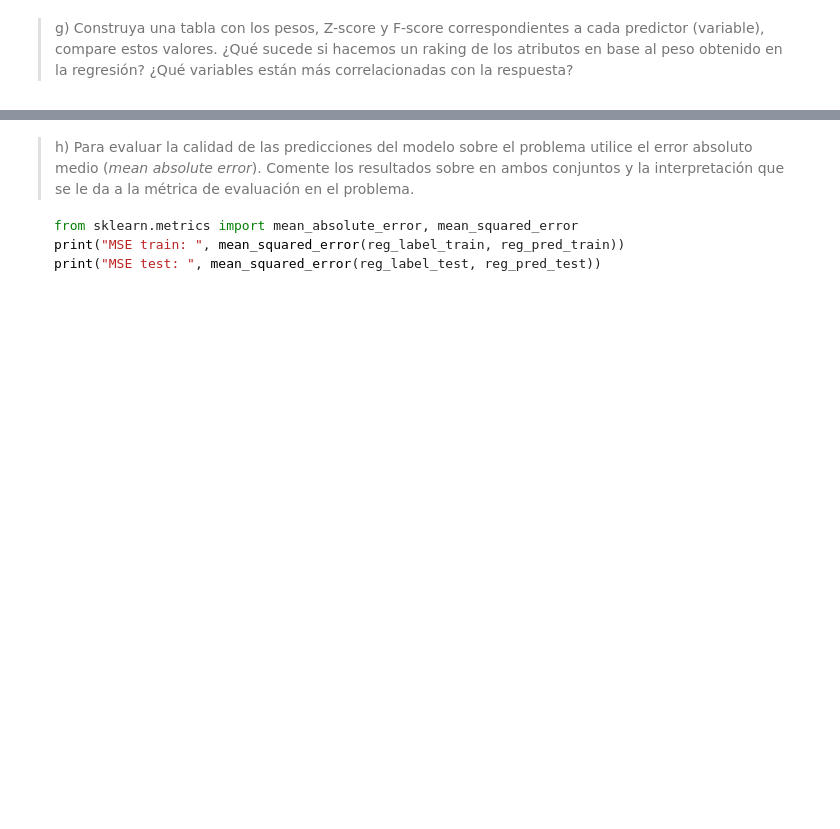
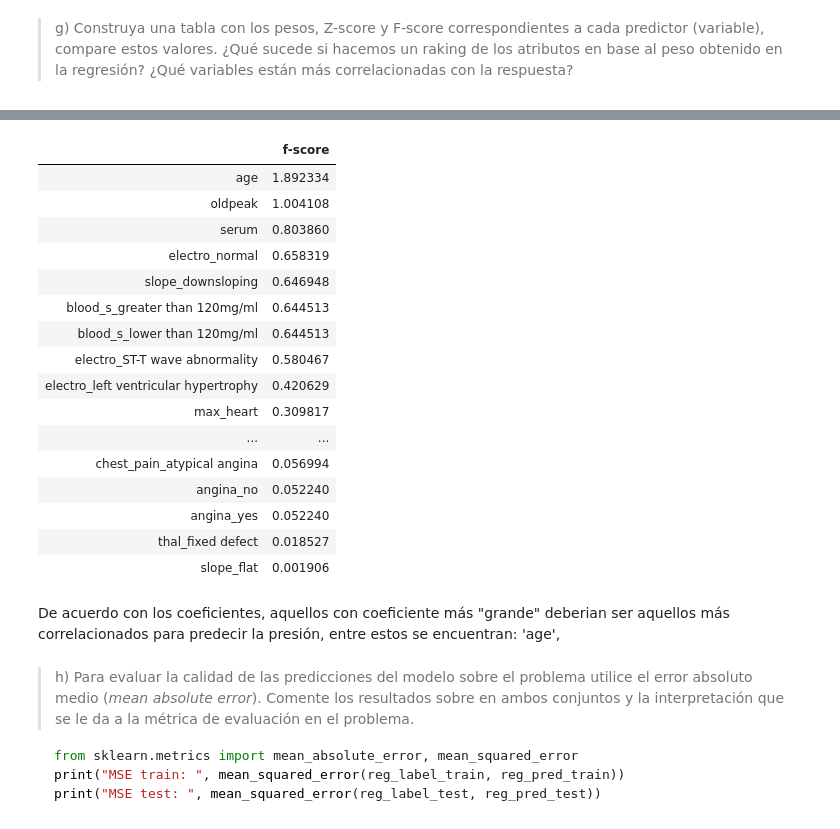
Before and after one commit to jpcastillog/Tarea1ML, a Jupyter notebook: Tarea1ML.ipynb, the cells around one changed output, grey strips where cells are left out. Saved outputs shown, nothing was run; the diff lists cells and outputs as text; code cells hidden in the pictures; blank space fills up the shorter version.

````diff
--- a/Tarea1ML.ipynb
+++ b/Tarea1ML.ipynb
@@ -401,3 +431,25 @@ array([1.78840573e+00, 9.19312324e-01, 4.11610078e-01, 1.34516762e+00,
+# %%
+F_score.sort_values(by = ['f-score'], ascending = False)
+# %% [output]
+|  | f-score |
+| age | 1.892334 |
+| oldpeak | 1.004108 |
+| serum | 0.803860 |
+| electro_normal | 0.658319 |
+| slope_downsloping | 0.646948 |
+| blood_s_greater than 120mg/ml | 0.644513 |
+| blood_s_lower than 120mg/ml | 0.644513 |
+| electro_ST-T wave abnormality | 0.580467 |
+| electro_left ventricular hypertrophy | 0.420629 |
+| max_heart | 0.309817 |
+| ... | ... |
+| chest_pain_atypical angina | 0.056994 |
+| angina_no | 0.052240 |
+| angina_yes | 0.052240 |
+| thal_fixed defect | 0.018527 |
+| slope_flat | 0.001906 |
+# %% [markdown]
+De acuerdo con los coeficientes, aquellos con coeficiente más "grande" deberian ser aquellos más correlacionados para predecir la presión, entre estos se encuentran: 'age',
 # %% [markdown]
 > h) Para evaluar la calidad de las predicciones del modelo sobre el problema utilice el error absoluto medio (*mean absolute error*). Comente los resultados sobre en ambos conjuntos y la interpretación que se le da a la métrica de evaluación en el problema.
 ```python
````
Also changed, not shown: parts of 6 cells of this notebook.
